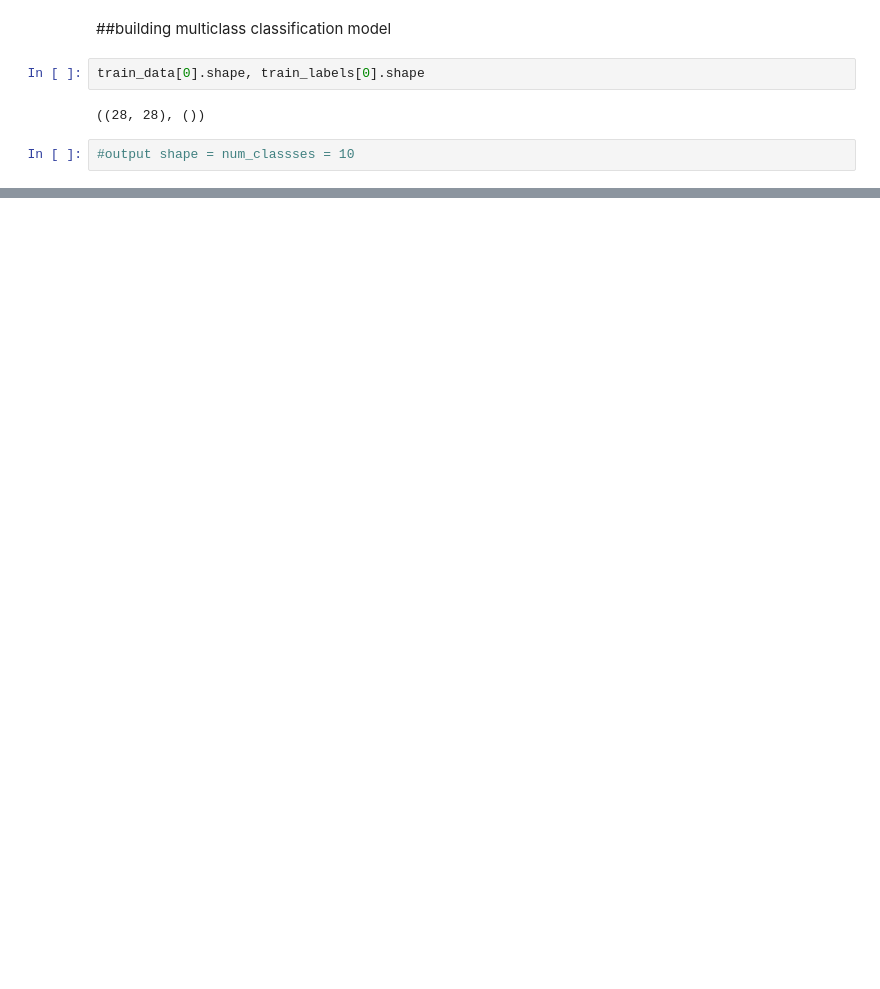
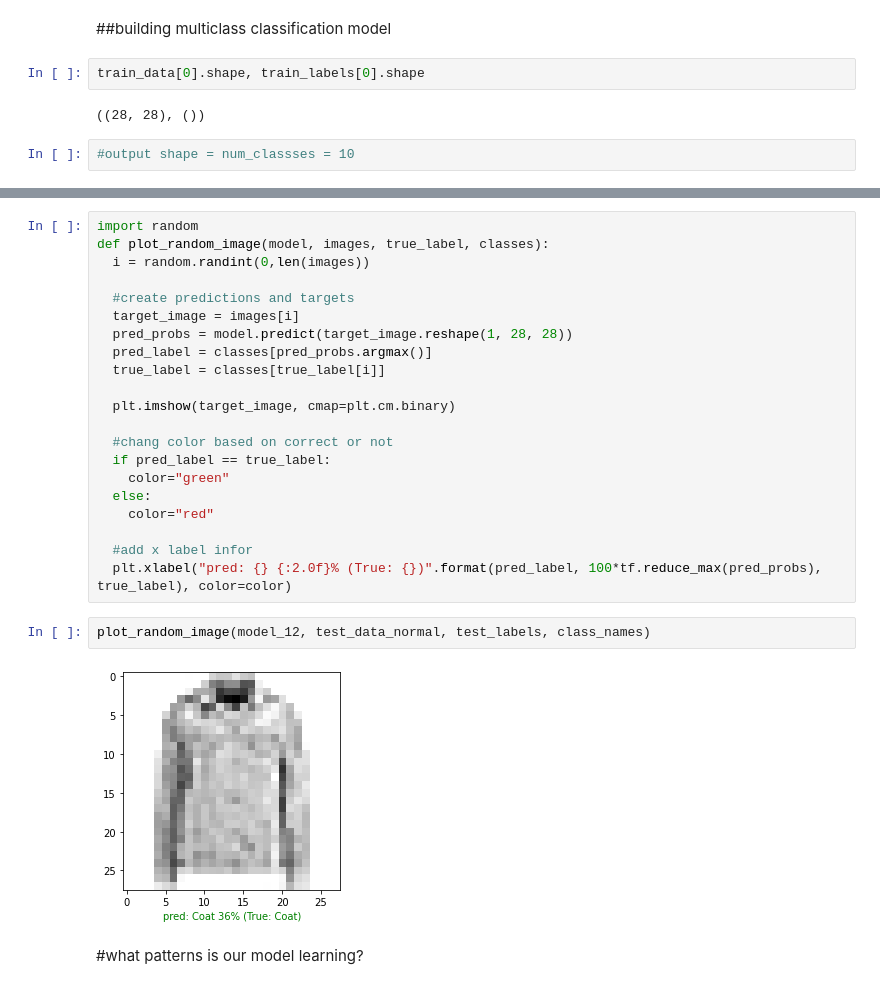
Before and after one commit to JacksonLeb/tensorflow_learning, a Jupyter notebook: 02_neural_network_classification.ipynb, the cells around one changed output, grey strips where cells are left out. Cells and saved outputs as stored; diff of their text form; blank space fills up the shorter version.

```diff
--- a/02_neural_network_classification.ipynb
+++ b/02_neural_network_classification.ipynb
@@ -672,0 +1055,27 @@ Epoch 10/10
+# %%
+import random
+def plot_random_image(model, images, true_label, classes):
+  i = random.randint(0,len(images))
+
+  #create predictions and targets
+  target_image = images[i]
+  pred_probs = model.predict(target_image.reshape(1, 28, 28))
+  pred_label = classes[pred_probs.argmax()]
+  true_label = classes[true_label[i]]
+
+  plt.imshow(target_image, cmap=plt.cm.binary)
+
+  #chang color based on correct or not
+  if pred_label == true_label:
+    color="green"
+  else:
+    color="red"
+
+  #add x label infor
+  plt.xlabel("pred: {} {:2.0f}% (True: {})".format(pred_label, 100*tf.reduce_max(pred_probs), true_label), color=color)
+# %%
+plot_random_image(model_12, test_data_normal, test_labels, class_names)
+# %% [output]
+[figure, added]
+# %% [markdown]
+#what patterns is our model learning?
```
Also changed, not shown: parts of 48 cells of this notebook.
